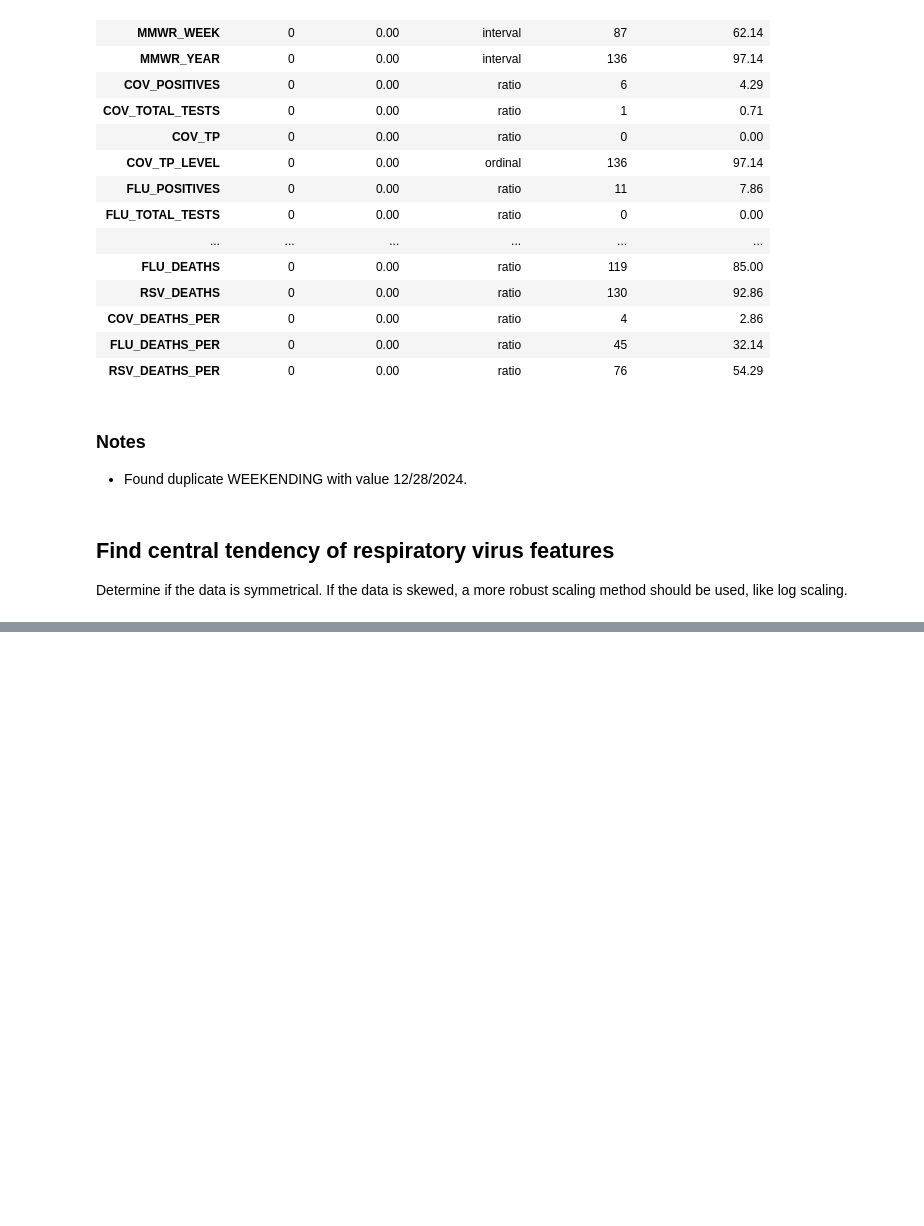
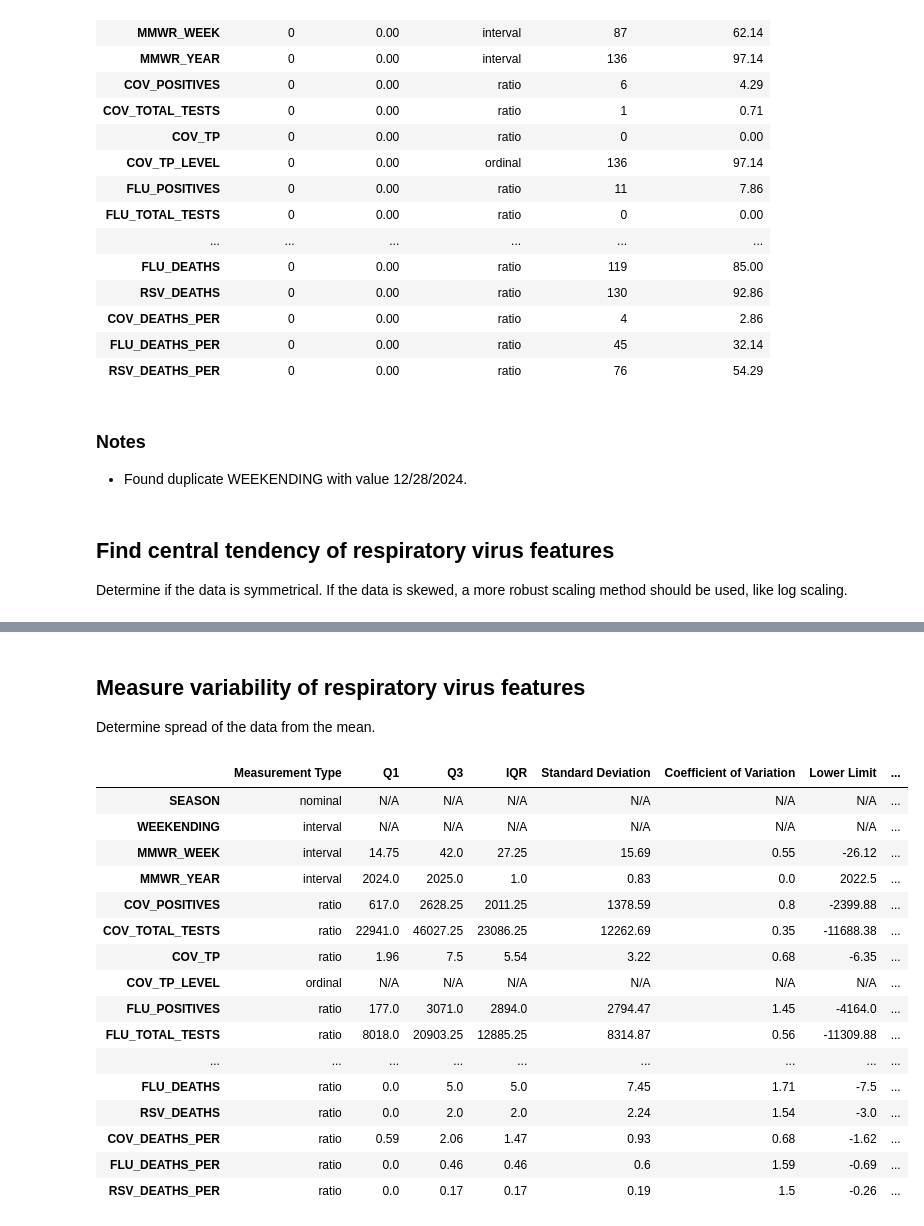
Before and after one commit to ianbunag/cmpe-255-data-mining-project, a Jupyter notebook: 03-08-eda-respiratory-virus-dashboard.ipynb, the cells around one changed output, grey strips where cells are left out. Drawn from its saved outputs; the diff is of its cells as text; code cells hidden in the pictures; blank space fills up the shorter version.

Commit message:
Measure variability

```diff
--- a/03-08-eda-respiratory-virus-dashboard.ipynb
+++ b/03-08-eda-respiratory-virus-dashboard.ipynb
@@ -293,0 +297,62 @@ pd.DataFrame({
+# %% [markdown]
+## Measure variability of respiratory virus features
+
+Determine spread of the data from the mean.
+# %%
+rv_variability = rv.copy()
+
+rv_q1 = {}
+rv_q3 = {}
+rv_iqr = {}
+rv_std_dev = {}
+rv_cv = {}
+rv_lower_limit = {}
+rv_upper_limit = {}
+
+for key in rv_variability.columns:
+    if not is_numeric_dtype(rv_variability[key]):
+        rv_q1[key] = 'N/A'
+        rv_q3[key] = 'N/A'
+        rv_iqr[key] = 'N/A'
+        rv_std_dev[key] = 'N/A'
+        rv_cv[key] = 'N/A'
+        rv_lower_limit[key] = 'N/A'
+        rv_upper_limit[key] = 'N/A'
+        continue
+
+    rv_q1[key] = round(np.percentile(rv_variability[key].dropna(), 25), 2)
+    rv_q3[key] = round(np.percentile(rv_variability[key].dropna(), 75), 2)
+    rv_iqr[key] = round(stats.iqr(rv_variability[key].dropna()), 2)
+    rv_std_dev[key] = round(np.std(rv_variability[key].dropna()), 2)
+    rv_cv[key] = round(stats.variation(rv_variability[key].dropna()), 2)
+    rv_lower_limit[key] = round(rv_q1[key] - 1.5 * rv_iqr[key], 2)
+    rv_upper_limit[key] = round(rv_q3[key] + 1.5 * rv_iqr[key], 2)
+
+pd.DataFrame({
+    'Measurement Type': rv_measurements,
+    'Q1': rv_q1,
+    'Q3': rv_q3,
+    'IQR': rv_iqr,
+    'Standard Deviation': rv_std_dev,
+    'Coefficient of Variation': rv_cv,
+    'Lower Limit': rv_lower_limit,
+    'Upper Limit': rv_upper_limit
+})
+# %% [output]
+|  | Measurement Type | Q1 | Q3 | IQR | Standard Deviation | Coefficient of Variation | Lower Limit | ... |
+| SEASON | nominal | N/A | N/A | N/A | N/A | N/A | N/A | ... |
+| WEEKENDING | interval | N/A | N/A | N/A | N/A | N/A | N/A | ... |
+| MMWR_WEEK | interval | 14.75 | 42.0 | 27.25 | 15.69 | 0.55 | -26.12 | ... |
+| MMWR_YEAR | interval | 2024.0 | 2025.0 | 1.0 | 0.83 | 0.0 | 2022.5 | ... |
+| COV_POSITIVES | ratio | 617.0 | 2628.25 | 2011.25 | 1378.59 | 0.8 | -2399.88 | ... |
+| COV_TOTAL_TESTS | ratio | 22941.0 | 46027.25 | 23086.25 | 12262.69 | 0.35 | -11688.38 | ... |
+| COV_TP | ratio | 1.96 | 7.5 | 5.54 | 3.22 | 0.68 | -6.35 | ... |
+| COV_TP_LEVEL | ordinal | N/A | N/A | N/A | N/A | N/A | N/A | ... |
+| FLU_POSITIVES | ratio | 177.0 | 3071.0 | 2894.0 | 2794.47 | 1.45 | -4164.0 | ... |
+| FLU_TOTAL_TESTS | ratio | 8018.0 | 20903.25 | 12885.25 | 8314.87 | 0.56 | -11309.88 | ... |
+| ... | ... | ... | ... | ... | ... | ... | ... | ... |
+| FLU_DEATHS | ratio | 0.0 | 5.0 | 5.0 | 7.45 | 1.71 | -7.5 | ... |
+| RSV_DEATHS | ratio | 0.0 | 2.0 | 2.0 | 2.24 | 1.54 | -3.0 | ... |
+| COV_DEATHS_PER | ratio | 0.59 | 2.06 | 1.47 | 0.93 | 0.68 | -1.62 | ... |
+| FLU_DEATHS_PER | ratio | 0.0 | 0.46 | 0.46 | 0.6 | 1.59 | -0.69 | ... |
+| RSV_DEATHS_PER | ratio | 0.0 | 0.17 | 0.17 | 0.19 | 1.5 | -0.26 | ... |
```
Also changed, not shown: parts of 4 cells of this notebook.
